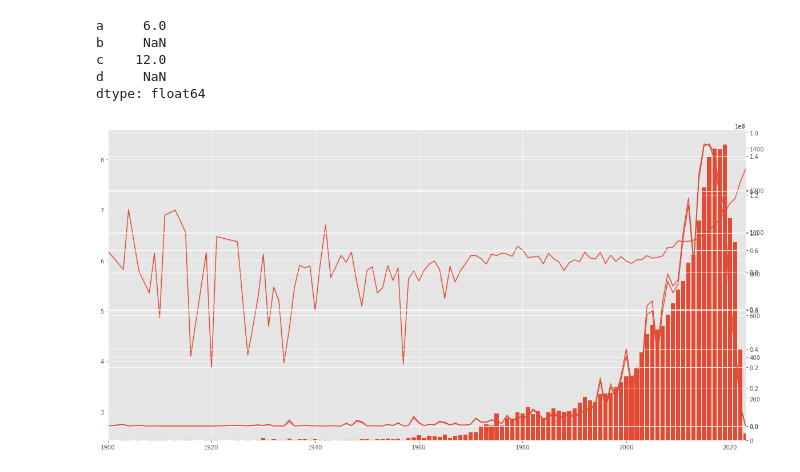
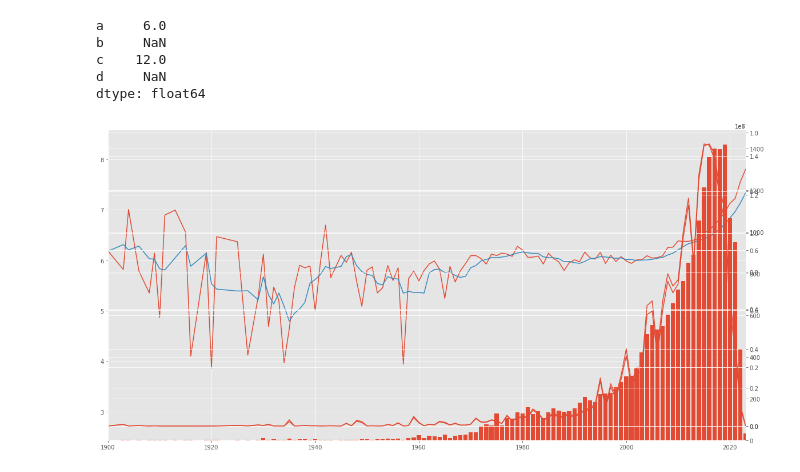
Before and after one commit to andrewKOwong/boardgames, a Jupyter notebook: analysis.ipynb, the cells around one changed output. Saved outputs shown, nothing was run; the diff lists cells and outputs as text; code cells hidden in the pictures.

Commit message:
Update: prototype rolling avg rating

```diff
--- a/analysis.ipynb
+++ b/analysis.ipynb
@@ -1591,31 +1591,34 @@ def plot_ratings_by_time(
         .groupby('year_published')
         ['id'].count())
     n_ratings_per_year = (rated
         .groupby('year_published')
         ['ratings_n'].sum())
     mean_rate_by_year = (rated
         .groupby('year_published')
         ['ratings_mean'].mean())
     weighted_rate_by_year = (
         # Multiply by index
         mean_rate_by_year * n_ratings_per_year
     )
 
 
     ax.set_xlim(1900, 2023)
     ax.plot(mean_rate_by_year.index, mean_rate_by_year)
+    ax.plot(
+        mean_rate_by_year.index,
+        mean_rate_by_year.rolling(window=5).mean())
     n_ax = ax.twinx() # for n_games_per_year
     n_ax.bar(n_games_per_year.index, n_games_per_year)
     n_rate_ax = ax.twinx()
     n_rate_ax.plot(n_ratings_per_year.index, n_ratings_per_year)
     weight_rate_ax = ax.twinx()
     weight_rate_ax.plot(weighted_rate_by_year.index, weighted_rate_by_year)
     # Cosmetics
     # Turn off gridlines
     # Gray down bar plots
     # Change colour of line?
     # Change dots on line?
 
 plot_ratings_by_time(rated)
 # %% [output]
-[figure, old version]
+[figure, new version]
```
